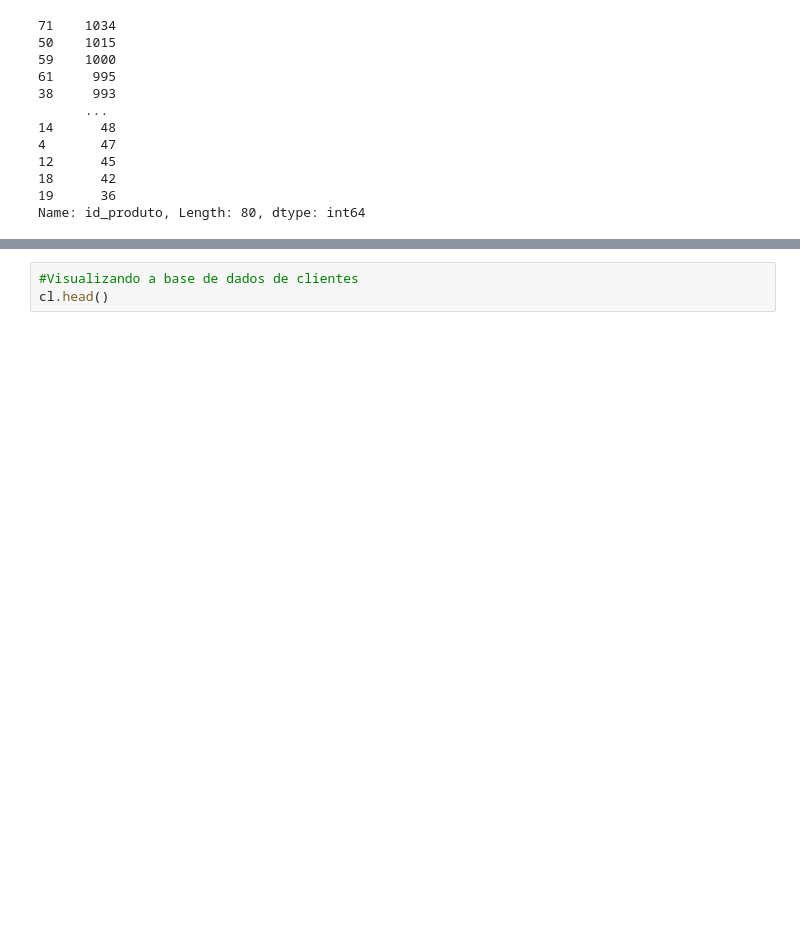
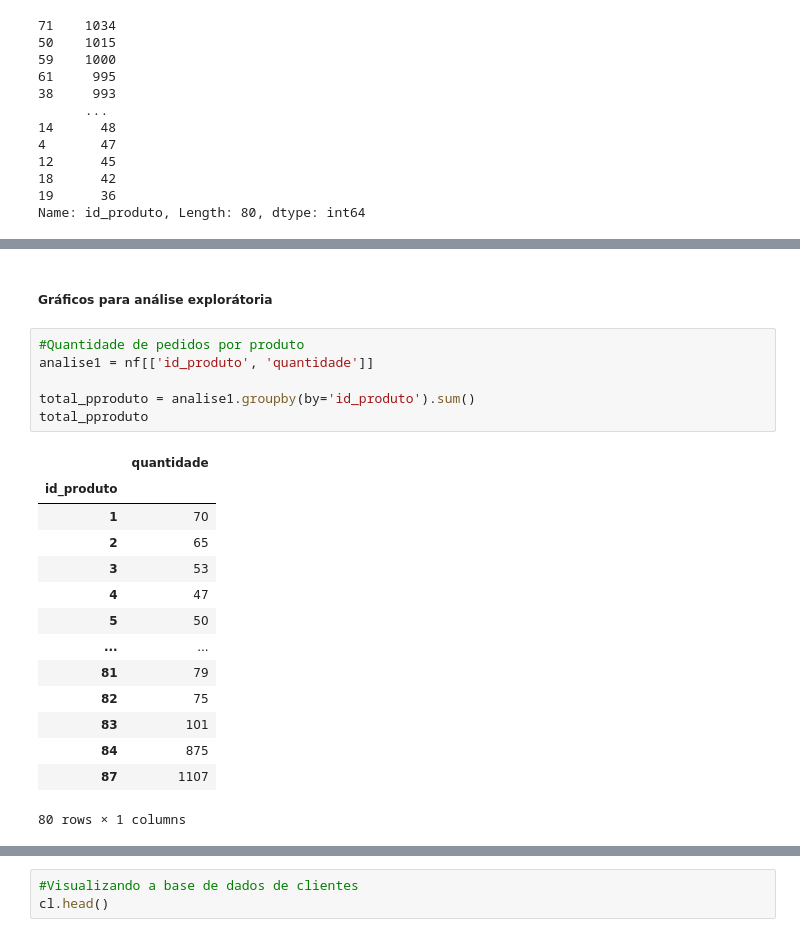
Before and after one commit to davibarbosabdj/Segmenta--o-de-Clientes---Projeto-Integrador, a Jupyter notebook: notebooks/analise_exploratoria_inicial.ipynb, the cells around one changed output, grey strips where cells are left out. Drawn from its saved outputs; the diff is of its cells as text; blank space fills up the shorter version.

```diff
--- a/notebooks/analise_exploratoria_inicial.ipynb
+++ b/notebooks/analise_exploratoria_inicial.ipynb
@@ -176,0 +176,23 @@ Name: id_produto, Length: 80, dtype: int64
+# %% [markdown]
+##### Gráficos para análise explorátoria
+# %%
+#Quantidade de pedidos por produto
+analise1 = nf[['id_produto', 'quantidade']]
+
+total_pproduto = analise1.groupby(by='id_produto').sum()
+total_pproduto
+# %% [output]
+|  | quantidade |
+| id_produto |  |
+| 1 | 70 |
+| 2 | 65 |
+| 3 | 53 |
+| 4 | 47 |
+| 5 | 50 |
+| ... | ... |
+| 81 | 79 |
+| 82 | 75 |
+| 83 | 101 |
+| 84 | 875 |
+| 87 | 1107 |
+80 rows × 1 columns
```
Also changed, not shown: parts of 11 cells of this notebook, 1 other file.
